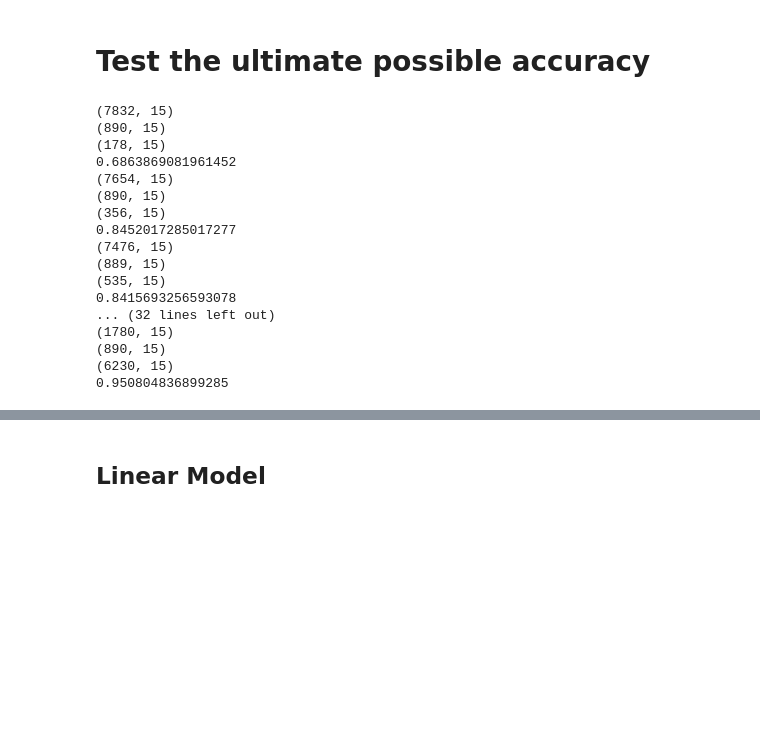
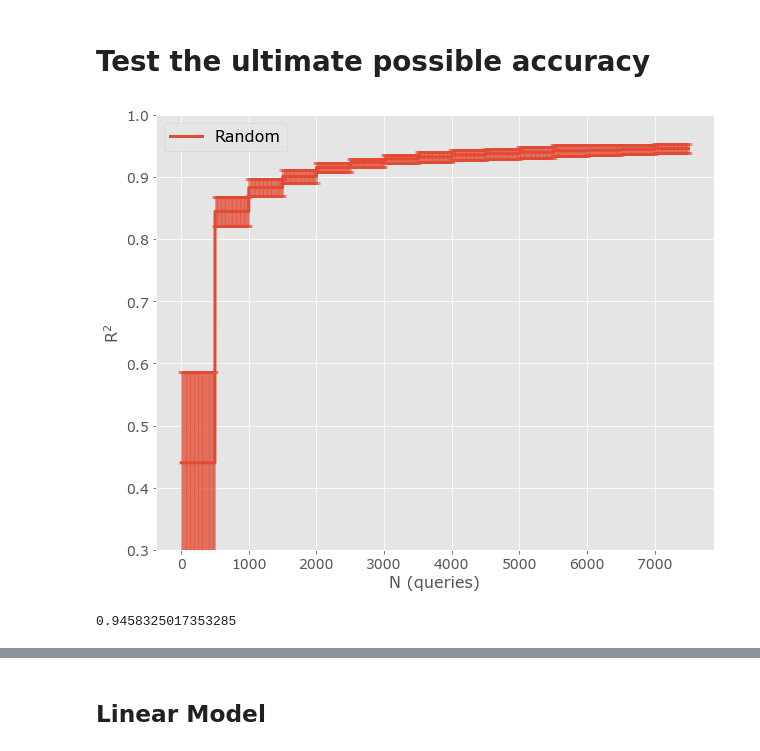
Before and after one commit to usnistgov/active-learning, a Jupyter notebook: active-learning-large.ipynb, the cells around one changed output, grey strips where cells are left out. Drawn from its saved outputs; the diff is of its cells as text; code cells hidden in the pictures; blank space fills up the shorter version.

```diff
--- a/active-learning-large.ipynb
+++ b/active-learning-large.ipynb
@@ -472,6 +472,8 @@ def plot_scores(scores, error_freq=20):
     plt.ylabel(r'$R^2$', fontsize=16);
     plt.ylim(0.3, 1)
 
+    return ax
+
 #plot_scores(scores)
 # %% [markdown]
 ## Multiple runs
@@ -586,31 +567,18 @@ def split(x_data, y_data, train_sizes=(0.9, 0.09), random_state=None):
-# %%
-for pool_size in (0.88, 0.86, 0.84, 0.82, 0.80, 0.78, 0.76, 0.7, 0.6, 0.5, 0.4, 0.2):
-    train_sizes = (pool_size, 0.1)
-    data = split(x_data_pca, y_data, train_sizes)
-    x_pool, x_test, x_train, y_pool, y_test, y_train = data
-    print(x_pool.shape)
-    print(x_test.shape)
-    print(x_train.shape)
-    model = make_gp_model_matern()
-    model.fit(x_train, y_train)
-    train_score = model.score(x_train, y_train)
-    test_score = model.score(x_test, y_test)
-    print(test_score)
-# %% [output]
-(7832, 15)
-(890, 15)
-(178, 15)
-0.6863869081961452
-(7654, 15)
-(890, 15)
-(356, 15)
-0.8452017285017277
-(7476, 15)
-(889, 15)
-(535, 15)
-0.8415693256593078
-... (32 lines left out)
-(1780, 15)
-(890, 15)
-(6230, 15)
-0.950804836899285
+# %%
+learners_gp = dict(
+#    uncertainty=(query_uncertainty, make_gp_model_matern),
+    random=(query_random, make_gp_model_matern),
+#    gsx=(gsx_query, make_gp_model_matern),
+#    gsy=(gsy_query, make_gp_model_matern),
+#    igs=(igs_query, make_gp_model_matern)
+)
+
+output = run_multiple(x_data_pca, y_data, (0.895, 0.1), learners_gp, 15, 5, 500)
+# %%
+plot_scores(output)
+# %% [output]
+[figure, added]
+# %%
+print(output['random']['mean'][-1])
+# %% [output]
+0.9458325017353285
```
Also changed, not shown: parts of 5 cells of this notebook.
